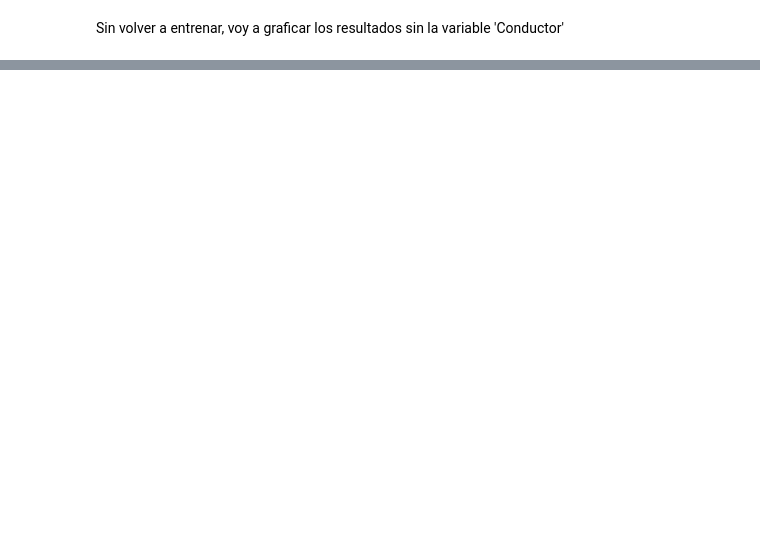
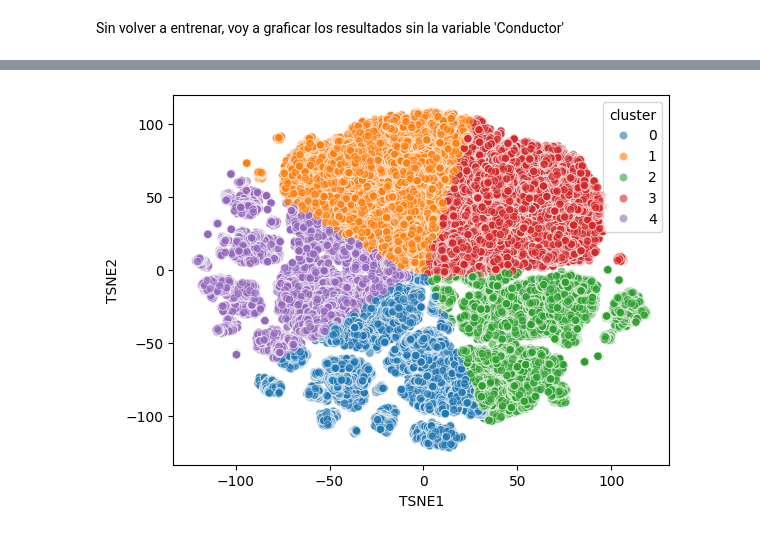
Before and after one commit to Mario-ACL/proyecto_ing_datos, a Jupyter notebook: notebooks/1.02-EDA-relations-1.ipynb, the cells around one changed output, grey strips where cells are left out. Cells and saved outputs as stored; diff of their text form; code cells hidden in the pictures; blank space fills up the shorter version.

```diff
--- a/notebooks/1.02-EDA-relations-1.ipynb
+++ b/notebooks/1.02-EDA-relations-1.ipynb
@@ -655,0 +656,19 @@ plt.show()
+# %%
+from sklearn.cluster import KMeans
+
+k = 5   # ajusta según lo veas en la gráfica
+kmeans = KMeans(n_clusters=k, random_state=32)
+clusters = kmeans.fit_predict(X_tsne)
+
+tsne_df['cluster'] = clusters
+
+sns.scatterplot(
+    x='TSNE1', y='TSNE2',
+    data=tsne_df,
+    hue='cluster',
+    palette='tab10',
+    alpha=0.6
+)
+plt.show()
+# %% [output]
+[figure, added]
```
Also changed, not shown: parts of 3 cells of this notebook.
